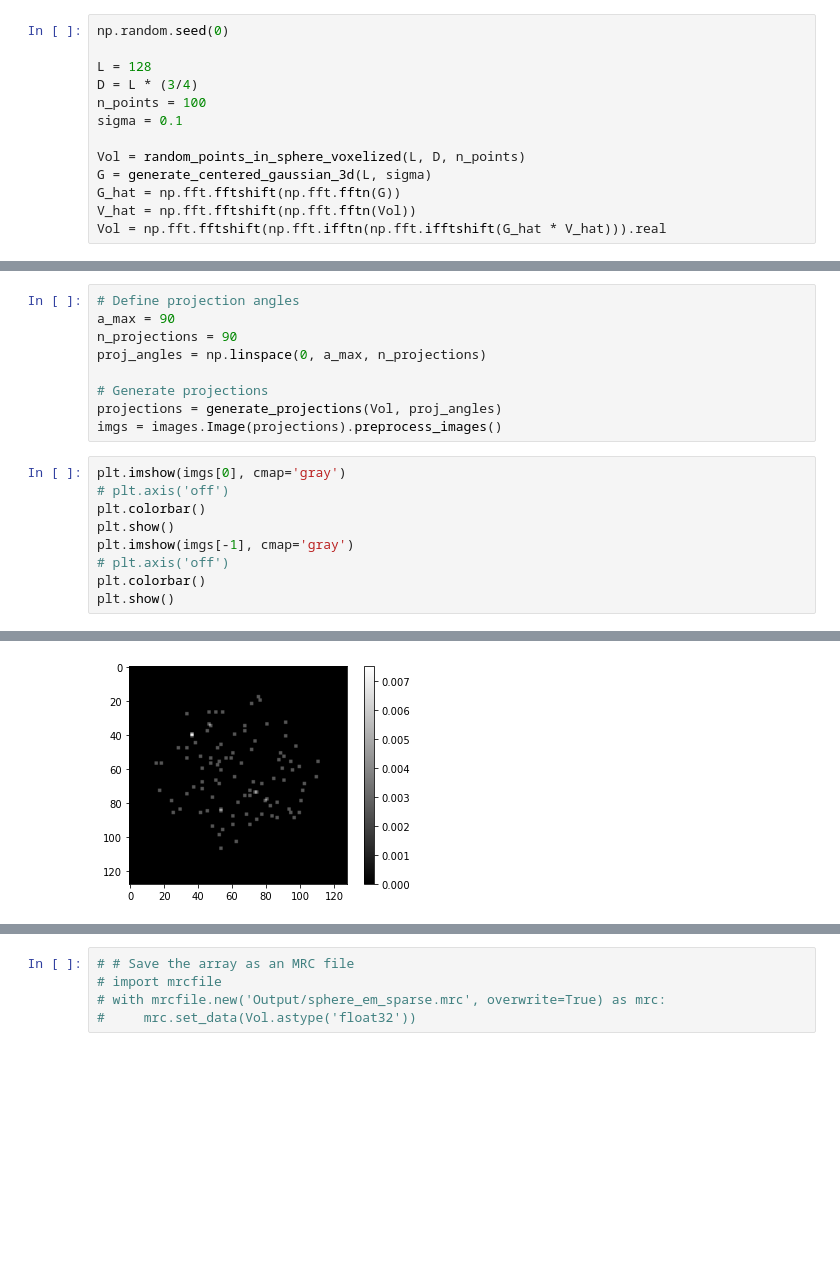
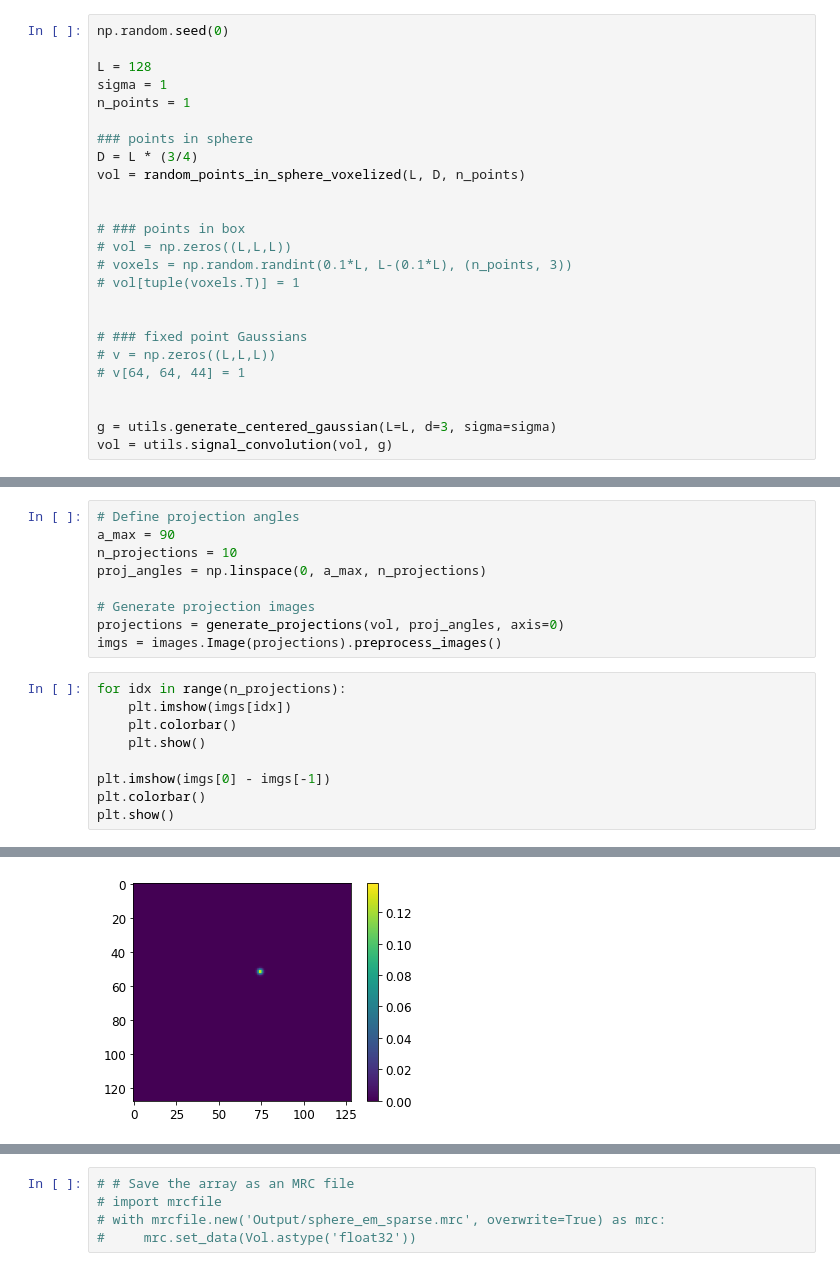
Before and after one commit to EricVerbeke/fast_image_alignment_ot, a Jupyter notebook: Viewing_Angle_Stability.ipynb, the cells around one changed output, grey strips where cells are left out. Saved outputs shown, nothing was run; the diff lists cells and outputs as text; blank space fills up the shorter version.

```diff
--- a/Viewing_Angle_Stability.ipynb
+++ b/Viewing_Angle_Stability.ipynb
@@ -60,12 +53,24 @@ def random_points_in_sphere_voxelized(L, D, n):
 np.random.seed(0)
 
 L = 128
+sigma = 1
+n_points = 1
+
+### points in sphere
 D = L * (3/4)
-n_points = 100
-sigma = 0.1
+vol = random_points_in_sphere_voxelized(L, D, n_points)
 
-Vol = random_points_in_sphere_voxelized(L, D, n_points)
-G = generate_centered_gaussian_3d(L, sigma)
-G_hat = np.fft.fftshift(np.fft.fftn(G))
-V_hat = np.fft.fftshift(np.fft.fftn(Vol))
-Vol = np.fft.fftshift(np.fft.ifftn(np.fft.ifftshift(G_hat * V_hat))).real
+
+# ### points in box
+# vol = np.zeros((L,L,L))
+# voxels = np.random.randint(0.1*L, L-(0.1*L), (n_points, 3))
+# vol[tuple(voxels.T)] = 1
+
+
+# ### fixed point Gaussians
+# v = np.zeros((L,L,L))
+# v[64, 64, 44] = 1
+
+
+g = utils.generate_centered_gaussian(L=L, d=3, sigma=sigma)
+vol = utils.signal_convolution(vol, g)
@@ -72,19 +111,19 @@ Vol = np.fft.fftshift(np.fft.ifftn(np.fft.ifftshift(G_hat * V_hat))).real
 # %%
 # Define projection angles
 a_max = 90
-n_projections = 90
+n_projections = 10
 proj_angles = np.linspace(0, a_max, n_projections)
 
-# Generate projections
-projections = generate_projections(Vol, proj_angles)
+# Generate projection images
+projections = generate_projections(vol, proj_angles, axis=0)
 imgs = images.Image(projections).preprocess_images()
 # %%
-plt.imshow(imgs[0], cmap='gray')
-# plt.axis('off')
+for idx in range(n_projections):
+    plt.imshow(imgs[idx])
+    plt.colorbar()
+    plt.show()
+
+plt.imshow(imgs[0] - imgs[-1])
 plt.colorbar()
 plt.show()
-plt.imshow(imgs[-1], cmap='gray')
-# plt.axis('off')
-plt.colorbar()
-plt.show()
 # %% [output]
@@ -92 +131 @@ plt.show()
-[figure, old version]
+[figure, new version]
```
Also changed, not shown: parts of 8 cells of this notebook, 8 other files.
